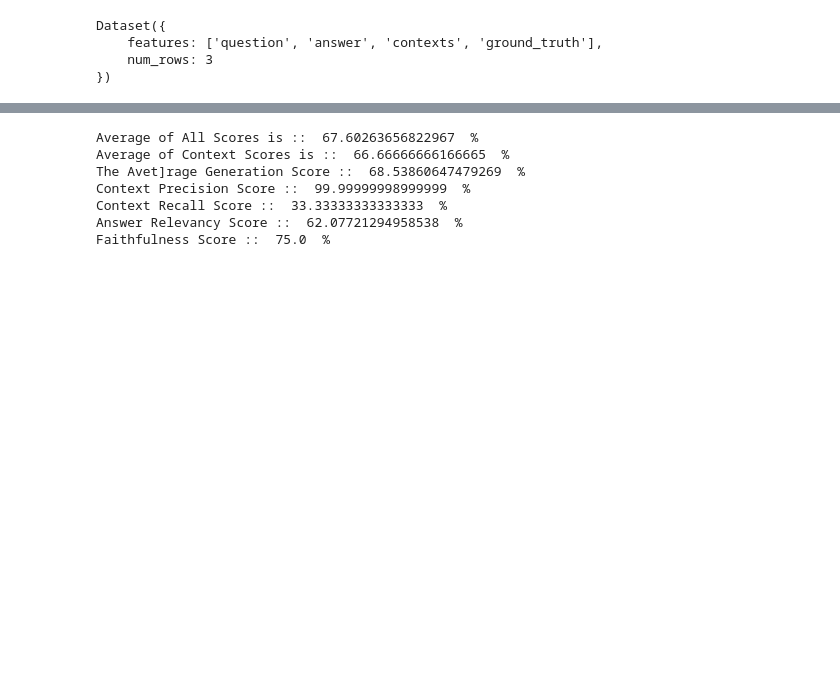
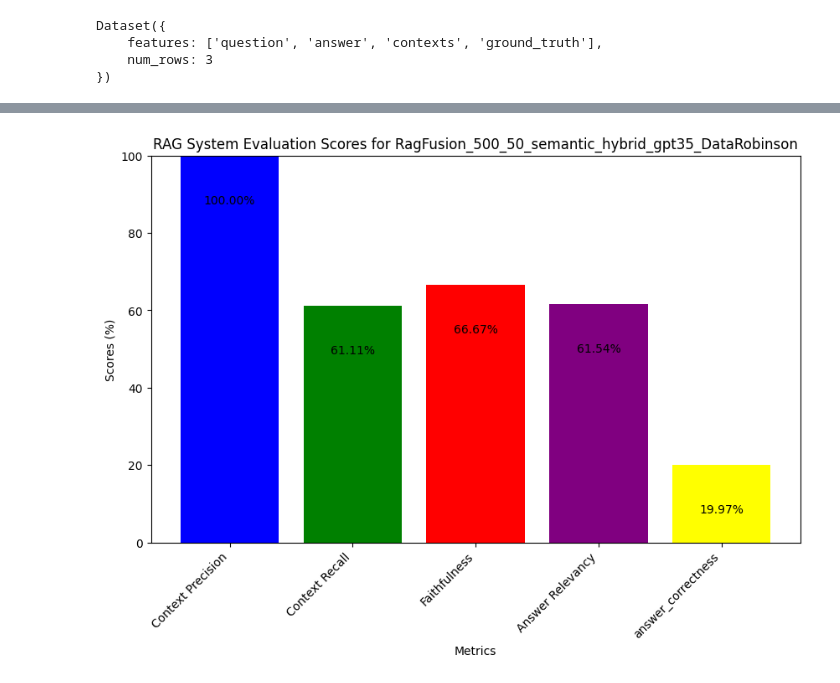
Before and after one commit to dev-abuke/Legal_Expert_Contract_Advisor_Using_Precision_RAG, a Jupyter notebook: notebooks/exploration/ragas_from_scratch.ipynb, the cells around one changed output, grey strips where cells are left out. Cells and saved outputs as stored; diff of their text form; code cells hidden in the pictures; blank space fills up the shorter version.

```diff
--- a/notebooks/exploration/ragas_from_scratch.ipynb
+++ b/notebooks/exploration/ragas_from_scratch.ipynb
@@ -207,29 +267,37 @@ no_translation_500_50_semantic_hybrid_gpt35_DataRaptor
-# %%
-# calculate the average score of context precision per total score
-
-context_precision_score = no_translation_500_50_semantic_hybrid_gpt35_DataRaptor['context_precision'].sum() / no_translation_500_50_semantic_hybrid_gpt35_DataRaptor['context_precision'].count() * 100
-context_recall_score = no_translation_500_50_semantic_hybrid_gpt35_DataRaptor['context_recall'].sum() / no_translation_500_50_semantic_hybrid_gpt35_DataRaptor['context_recall'].count() * 100
-faithfulness_score = no_translation_500_50_semantic_hybrid_gpt35_DataRaptor['faithfulness'].sum() / no_translation_500_50_semantic_hybrid_gpt35_DataRaptor['faithfulness'].count() * 100
-answer_relevancy_score = no_translation_500_50_semantic_hybrid_gpt35_DataRaptor['answer_relevancy'].sum() / no_translation_500_50_semantic_hybrid_gpt35_DataRaptor['answer_relevancy'].count() * 100
-
-avg_total_score = (context_precision_score + context_recall_score + faithfulness_score + answer_relevancy_score) / 4
-
-avg_context_score = (context_precision_score + context_recall_score) / 2
-
-avg_generate_score = (faithfulness_score + answer_relevancy_score) / 2
-
-print("Average of All Scores is :: ", avg_total_score, " %")
-print("Average of Context Scores is :: ", avg_context_score, " %")
-print("The Avet]rage Generation Score :: ", avg_generate_score, " %")
-print("Context Precision Score :: ", context_precision_score, " %")
-print("Context Recall Score :: ", context_recall_score, " %")
-print("Answer Relevancy Score :: ", answer_relevancy_score, " %")
-print("Faithfulness Score :: ", faithfulness_score, " %")
-# %% [output]
-Average of All Scores is ::  67.60263656822967  %
-Average of Context Scores is ::  66.66666666166665  %
-The Avet]rage Generation Score ::  68.53860647479269  %
-Context Precision Score ::  99.99999998999999  %
-Context Recall Score ::  33.33333333333333  %
-Answer Relevancy Score ::  62.07721294958538  %
-Faithfulness Score ::  75.0  %
+# %%
+# calculate the average score of context precision per total score
+
+context_precision_score = RagFusion_500_50_semantic_hybrid_gpt35_DataRobinson['context_precision'].sum() / RagFusion_500_50_semantic_hybrid_gpt35_DataRobinson['context_precision'].count() * 100
+context_recall_score = RagFusion_500_50_semantic_hybrid_gpt35_DataRobinson['context_recall'].sum() / RagFusion_500_50_semantic_hybrid_gpt35_DataRobinson['context_recall'].count() * 100
+faithfulness_score = RagFusion_500_50_semantic_hybrid_gpt35_DataRobinson['faithfulness'].sum() / RagFusion_500_50_semantic_hybrid_gpt35_DataRobinson['faithfulness'].count() * 100
+answer_relevancy_score = RagFusion_500_50_semantic_hybrid_gpt35_DataRobinson['answer_relevancy'].sum() / RagFusion_500_50_semantic_hybrid_gpt35_DataRobinson['answer_relevancy'].count() * 100
+answer_correctness_score = RagFusion_500_50_semantic_hybrid_gpt35_DataRobinson['answer_correctness'].sum() / RagFusion_500_50_semantic_hybrid_gpt35_DataRobinson['answer_correctness'].count() * 100
+
+avg_total_score = (context_precision_score + context_recall_score + faithfulness_score + answer_relevancy_score) / 4
+
+avg_context_score = (context_precision_score + context_recall_score) / 2
+
+avg_generate_score = (faithfulness_score + answer_relevancy_score) / 2
+
+import matplotlib.pyplot as plt
+
+# Visualization
+labels = ['Context Precision', 'Context Recall', 'Faithfulness', 'Answer Relevancy', 'answer_correctness']
+scores = [context_precision_score, context_recall_score, faithfulness_score, answer_relevancy_score, answer_correctness_score]
+
+plt.figure(figsize=(10, 6))
+plt.bar(labels, scores, color=['blue', 'green', 'red', 'purple', 'yellow'])
+# tilt the x axis lables to 45 degrees
+plt.xticks(rotation=45, ha='right')
+plt.xlabel('Metrics')
+plt.ylabel('Scores (%)')
+plt.title('RAG System Evaluation Scores for RagFusion_500_50_semantic_hybrid_gpt35_DataRobinson')
+plt.ylim(0, 100)
+
+# Annotate bars with scores
+for i, score in enumerate(scores):
+    plt.text(i, score - 10, f'{score:.2f}%', ha='center', va='top')  # Adding padding by increasing the y-coordinate
+
+plt.show()
+# %% [output]
+[figure, added]
```
Also changed, not shown: parts of 13 cells of this notebook, 3 other files.
